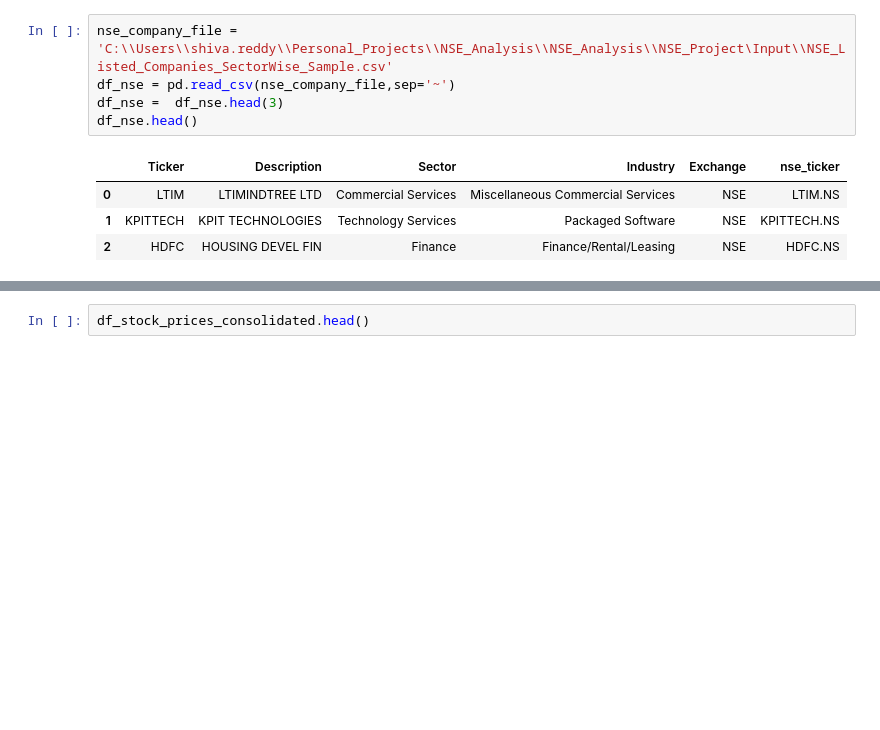
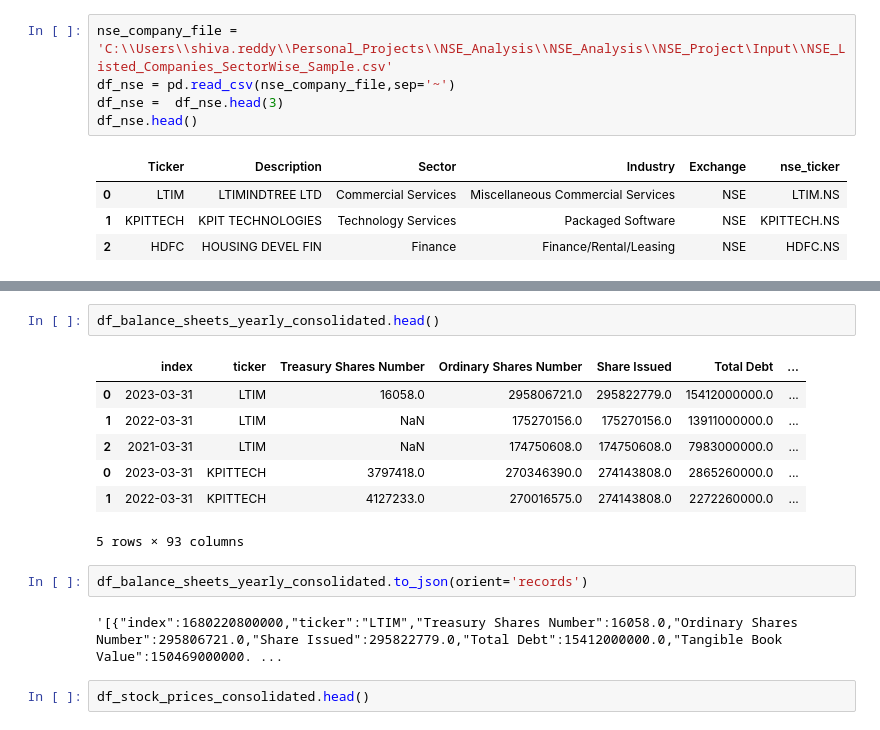
Before and after one commit to gshivasaireddy/NSE_Analysis, a Jupyter notebook: NSE_Project/src_main/data_extraction/Data_Extraction_Main.ipynb, the cells around one changed output, grey strips where cells are left out. Drawn from its saved outputs; the diff is of its cells as text; blank space fills up the shorter version.

```diff
--- a/NSE_Project/src_main/data_extraction/Data_Extraction_Main.ipynb
+++ b/NSE_Project/src_main/data_extraction/Data_Extraction_Main.ipynb
@@ -116,3 +107,17 @@ Index(['index', 'ticker', 'Treasury Shares Number', 'Ordinary Shares Number',
+# %%
+df_balance_sheets_yearly_consolidated.head()
+# %% [output]
+|  | index | ticker | Treasury Shares Number | Ordinary Shares Number | Share Issued | Total Debt | ... |
+| 0 | 2023-03-31 | LTIM | 16058.0 | 295806721.0 | 295822779.0 | 15412000000.0 | ... |
+| 1 | 2022-03-31 | LTIM | NaN | 175270156.0 | 175270156.0 | 13911000000.0 | ... |
+| 2 | 2021-03-31 | LTIM | NaN | 174750608.0 | 174750608.0 | 7983000000.0 | ... |
+| 0 | 2023-03-31 | KPITTECH | 3797418.0 | 270346390.0 | 274143808.0 | 2865260000.0 | ... |
+| 1 | 2022-03-31 | KPITTECH | 4127233.0 | 270016575.0 | 274143808.0 | 2272260000.0 | ... |
+5 rows × 93 columns
+# %%
+df_balance_sheets_yearly_consolidated.to_json(orient='records')
+# %% [output]
+'[{"index":1680220800000,"ticker":"LTIM","Treasury Shares Number":16058.0,"Ordinary Shares Number":295806721.0,"Share Issued":295822779.0,"Total Debt":15412000000.0,"Tangible Book Value":150469000000. ...
 # %%
 df_stock_prices_consolidated.head()
 # %% [output]
```
Also changed, not shown: parts of 10 cells of this notebook, 12 other files.
